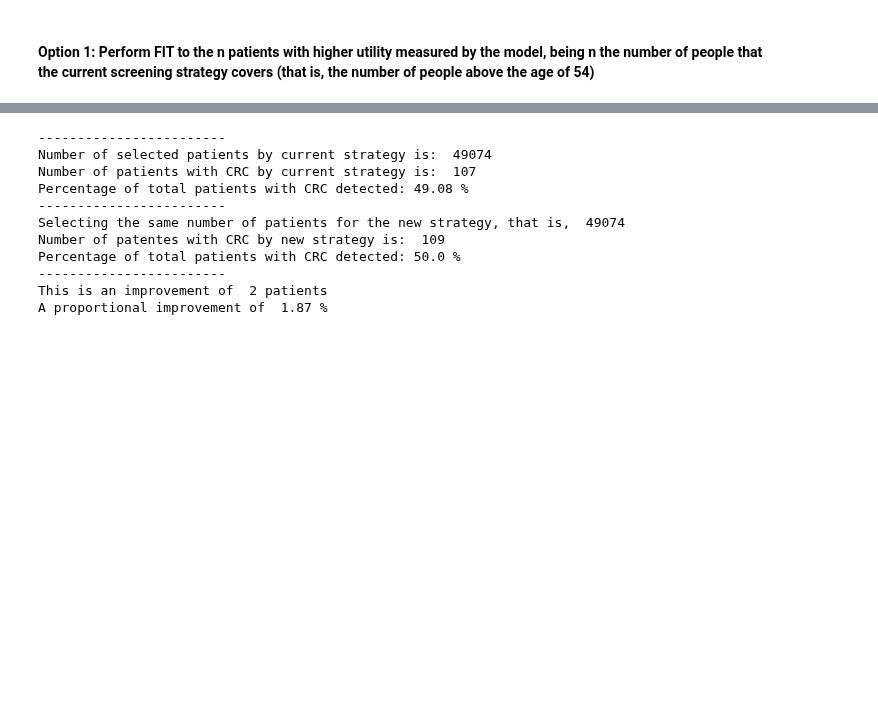
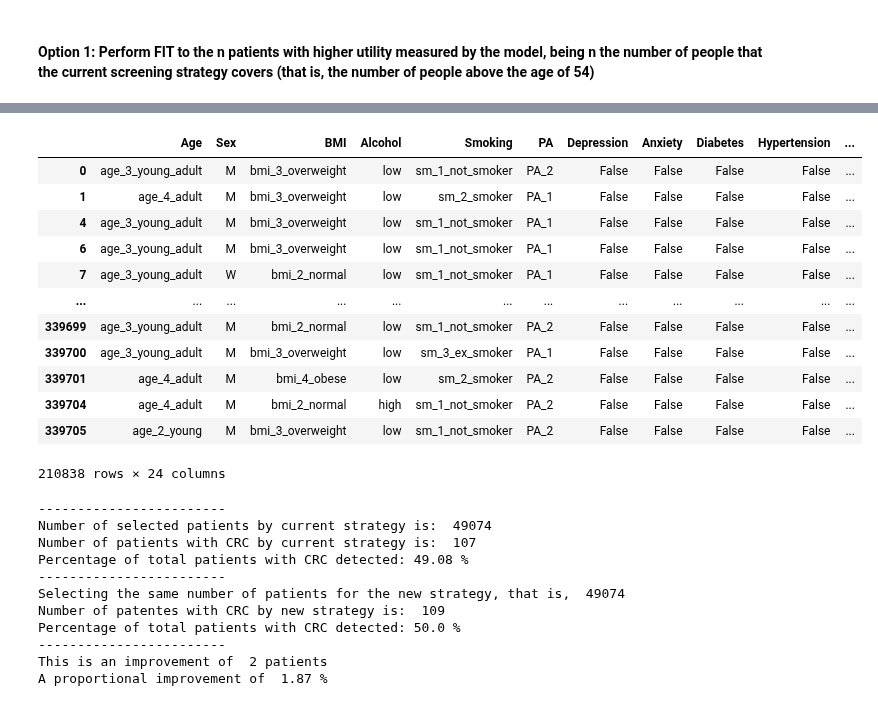
Before and after one commit to DanielCorralesAlonso/Decision_Model_Screening_CRC, a Jupyter notebook: use_cases.ipynb, the cells around one changed output, grey strips where cells are left out. Saved outputs shown, nothing was run; the diff lists cells and outputs as text; code cells hidden in the pictures; blank space fills up the shorter version.

Commit message:
updates on use cases functions

```diff
--- a/use_cases.ipynb
+++ b/use_cases.ipynb
@@ -92,0 +82,12 @@ df_utilities_2016[ df_utilities_2016["No scr"] > df_utilities_2016["FIT"]]
+# %%
+from network_functions import calculate_network_utilities
+
+net = pysmile.Network()
+net.read_file(f"outputs/linear_rel_point_cond_mut_info_elicitFalse_newtestFalse/decision_models/DM_screening_rel_point_cond_mut_info_linear.xdsl")
+
+df_test = pd.read_csv("private/df_2016.csv")
+df_test = preprocessing(df_test)
+
+df_test = df_test.rename(columns = {"Hyperchol.": "Hyperchol_"})
+
+df_test, counts, possible_outcomes = calculate_network_utilities(net, df_test)
@@ -93,3 +103,19 @@ df_utilities_2016[ df_utilities_2016["No scr"] > df_utilities_2016["FIT"]]
+# %%
+df_test[ df_test["No_scr_no_col"] > df_test["FIT"]]
+# %% [output]
+|  | Age | Sex | BMI | Alcohol | Smoking | PA | Depression | Anxiety | Diabetes | Hypertension | ... |
+| 0 | age_3_young_adult | M | bmi_3_overweight | low | sm_1_not_smoker | PA_2 | False | False | False | False | ... |
+| 1 | age_4_adult | M | bmi_3_overweight | low | sm_2_smoker | PA_1 | False | False | False | False | ... |
+| 4 | age_3_young_adult | M | bmi_3_overweight | low | sm_1_not_smoker | PA_1 | False | False | False | False | ... |
+| 6 | age_3_young_adult | M | bmi_3_overweight | low | sm_1_not_smoker | PA_1 | False | False | False | False | ... |
+| 7 | age_3_young_adult | W | bmi_2_normal | low | sm_1_not_smoker | PA_1 | False | False | False | False | ... |
+| ... | ... | ... | ... | ... | ... | ... | ... | ... | ... | ... | ... |
+| 339699 | age_3_young_adult | M | bmi_2_normal | low | sm_1_not_smoker | PA_2 | False | False | False | False | ... |
+| 339700 | age_3_young_adult | M | bmi_3_overweight | low | sm_3_ex_smoker | PA_1 | False | False | False | False | ... |
+| 339701 | age_4_adult | M | bmi_4_obese | low | sm_2_smoker | PA_2 | False | False | False | False | ... |
+| 339704 | age_4_adult | M | bmi_2_normal | high | sm_1_not_smoker | PA_2 | False | False | False | False | ... |
+| 339705 | age_2_young | M | bmi_3_overweight | low | sm_1_not_smoker | PA_2 | False | False | False | False | ... |
+210838 rows × 24 columns
 # %%
 df_selected_current_strategy = df_test[df_test["Age"] == "age_5_old_adult"]
 tot_num_patients = df_selected_current_strategy.shape[0]
```
Also changed, not shown: parts of 5 cells of this notebook, 24 other files.
